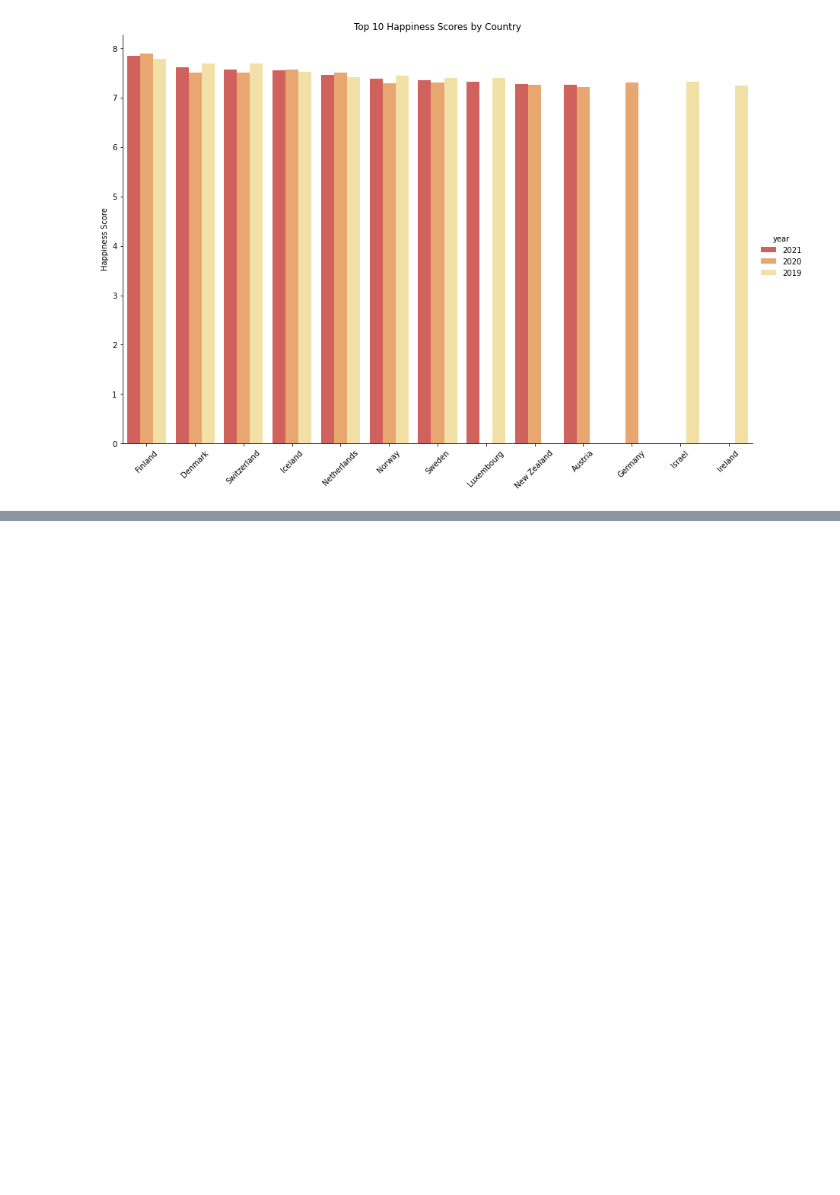
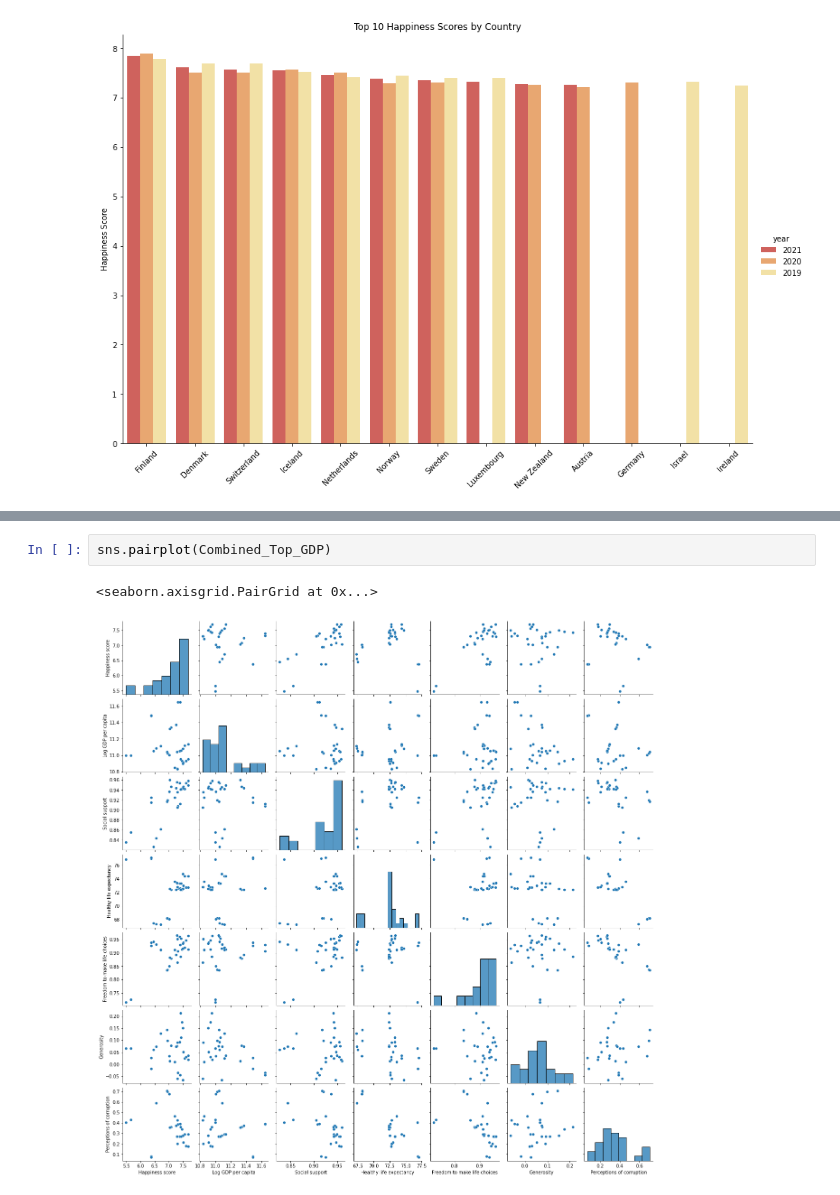
Before and after one commit to data301-2021-summer2/project-group25-project, a Jupyter notebook: analysis/analysis.ipynb, the cells around one changed output, grey strips where cells are left out. Drawn from its saved outputs; the diff is of its cells as text; blank space fills up the shorter version.

```diff
--- a/analysis/analysis.ipynb
+++ b/analysis/analysis.ipynb
@@ -537,0 +515,5 @@ plt.show()
+# %%
+sns.pairplot(Combined_Top_GDP)
+# %% [output]
+<seaborn.axisgrid.PairGrid at 0x...>
+[figure, added]
```
Also changed, not shown: parts of 14 cells of this notebook, 3 other files.
